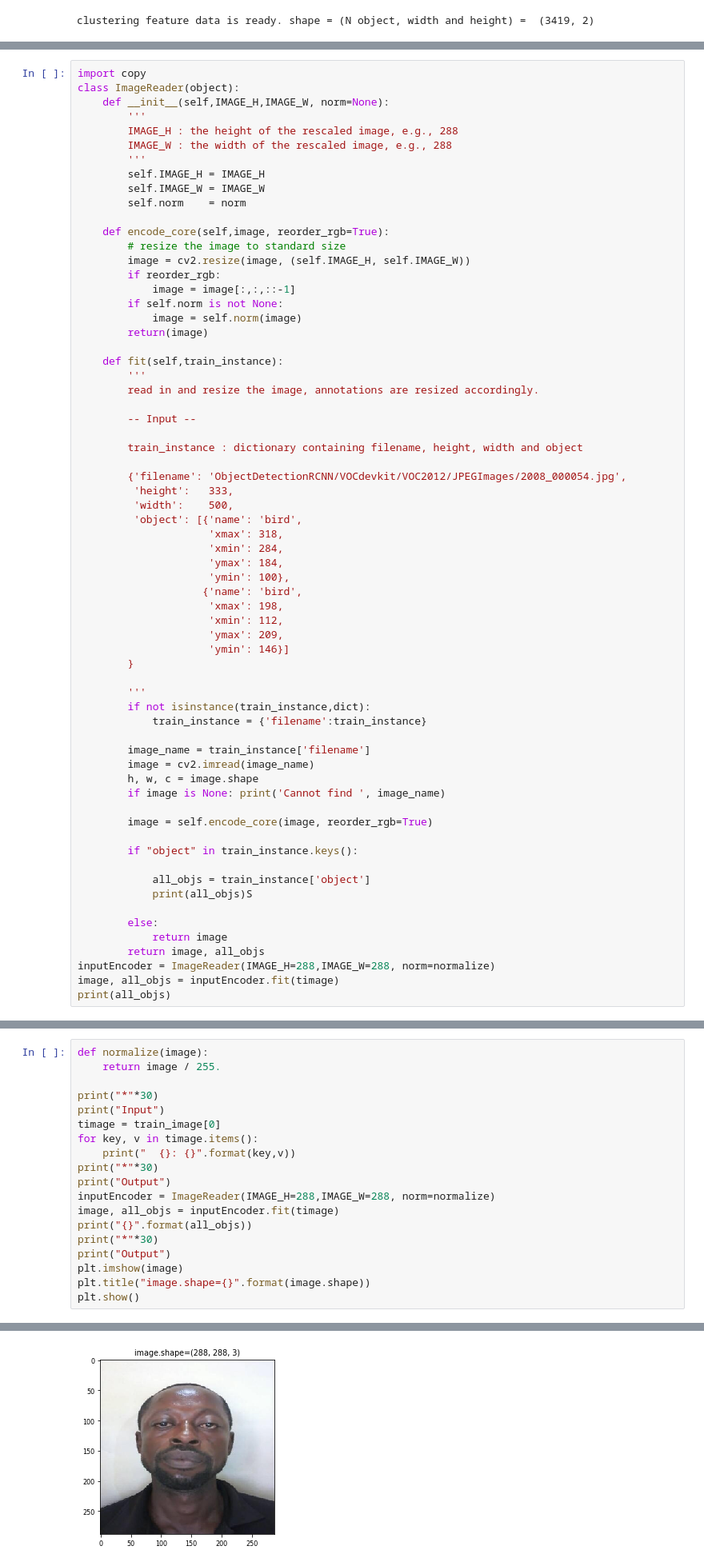
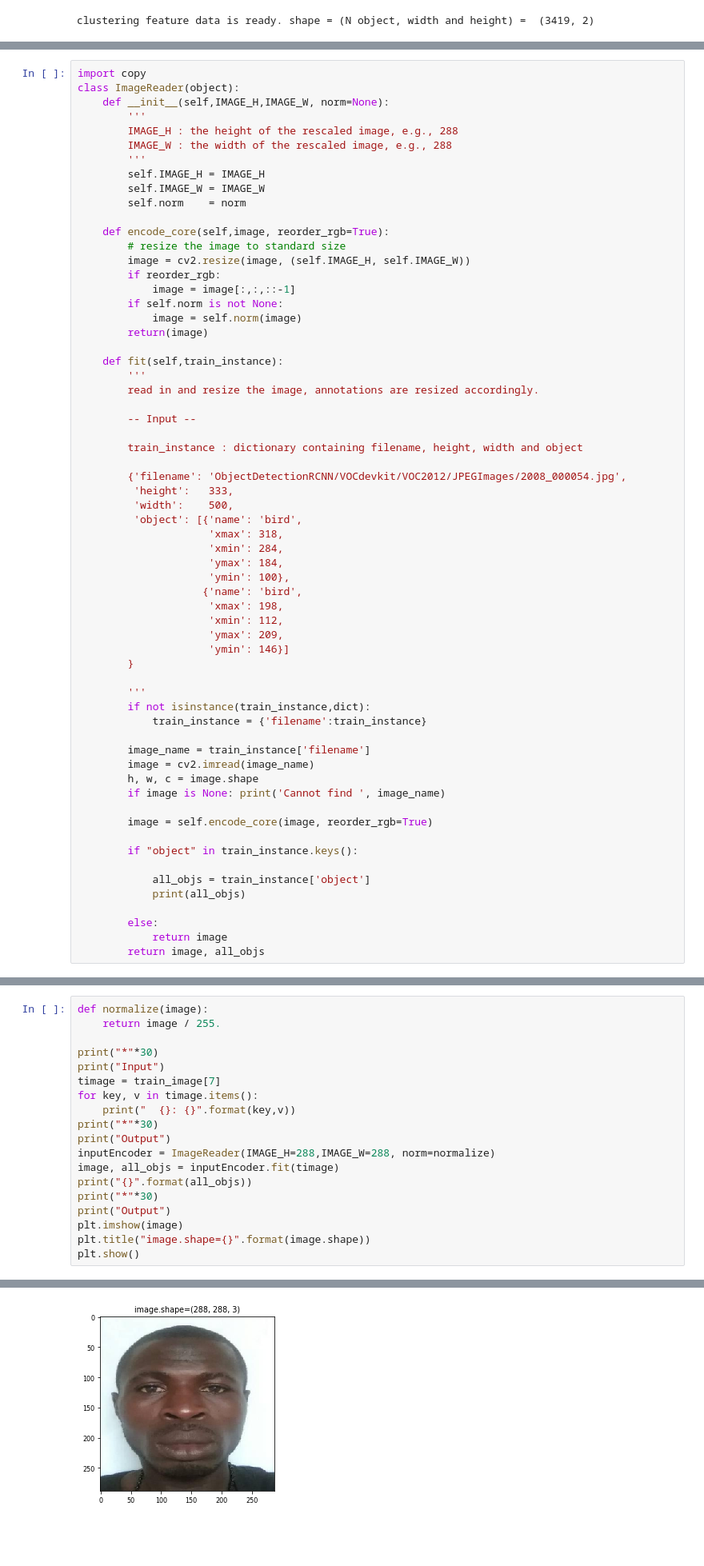
Before and after one commit to sfxdoluwasegun/seamfix-face-detection-model-migration, a Jupyter notebook: Untitled7.ipynb, the cells around one changed output, grey strips where cells are left out. Shown at 80% size. Saved outputs shown, nothing was run; the diff lists cells and outputs as text; blank space fills up the shorter version.

```diff
--- a/Untitled7.ipynb
+++ b/Untitled7.ipynb
@@ -328,12 +331,9 @@ class ImageReader(object):
         if "object" in train_instance.keys():
 
             all_objs = train_instance['object']
-            print(all_objs)S
+            print(all_objs)
 
         else:
             return image
         return image, all_objs
-inputEncoder = ImageReader(IMAGE_H=288,IMAGE_W=288, norm=normalize)
-image, all_objs = inputEncoder.fit(timage)
-print(all_objs)
 # %% [output]
@@ -345,7 +345,7 @@ def normalize(image):
 
 print("*"*30)
 print("Input")
-timage = train_image[0]
+timage = train_image[7]
 for key, v in timage.items():
     print("  {}: {}".format(key,v))
 print("*"*30)
@@ -372,4 +372,4 @@ Output
 ******************************
 Output
-[figure, old version]
+[figure, new version]
 # %%
```
Also changed, not shown: parts of 6 cells of this notebook.
